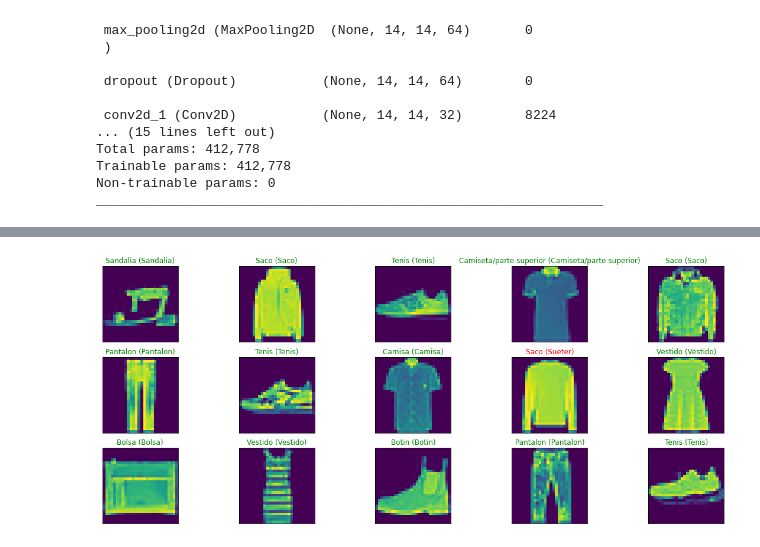
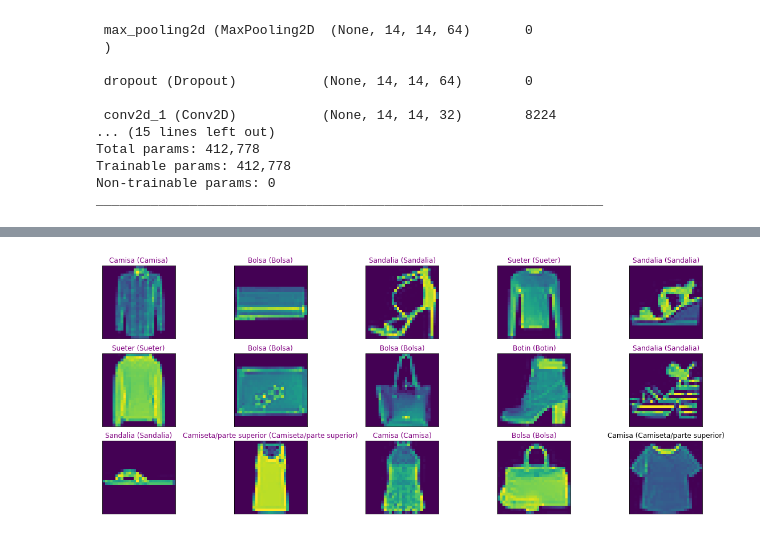
Before and after one commit to DanielaEsperanza/AGENDA-AMIGOS, a Jupyter notebook: Untitled8.ipynb, the cells around one changed output, grey strips where cells are left out. Cells and saved outputs as stored; diff of their text form; code cells hidden in the pictures.

```diff
--- a/Untitled8.ipynb
+++ b/Untitled8.ipynb
@@ -142,17 +153,17 @@ test_accuracy
 # %%
 y_hat = model.predict(x_test)
 
-# Plot a random sample of 10 test images, their predicted labels and ground truth
+# Trazar una muestra aleatoria de 10 imágenes de prueba, sus etiquetas predichas y la realidad del terreno
 figure = plt.figure(figsize=(20, 8))
 for i, index in enumerate(np.random.choice(x_test.shape[0], size=15, replace=False)):
     ax = figure.add_subplot(3, 5, i + 1, xticks=[], yticks=[])
-    # Display each image
+    # Mostrar cada imagen
     ax.imshow(np.squeeze(x_test[index]))
     predict_index = np.argmax(y_hat[index])
     true_index = y_test[index]
-    # Set the title for each image
+    # Establecer el título para cada imagen.
     ax.set_title("{} ({})".format(fashion_mnist_labels[predict_index],
                                   fashion_mnist_labels[true_index]),
-                                  color=("green" if predict_index == true_index else "red"))
+                                  color=("purple" if predict_index == true_index else "black"))
 # %% [output]
-[figure, old version]
+[figure, new version]
```
Also changed, not shown: parts of 6 cells of this notebook.
